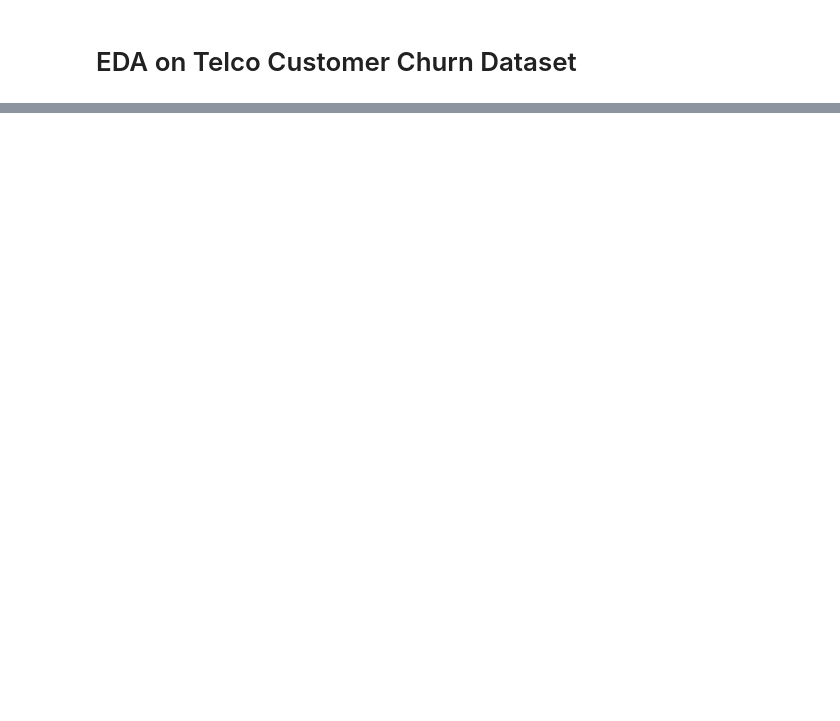
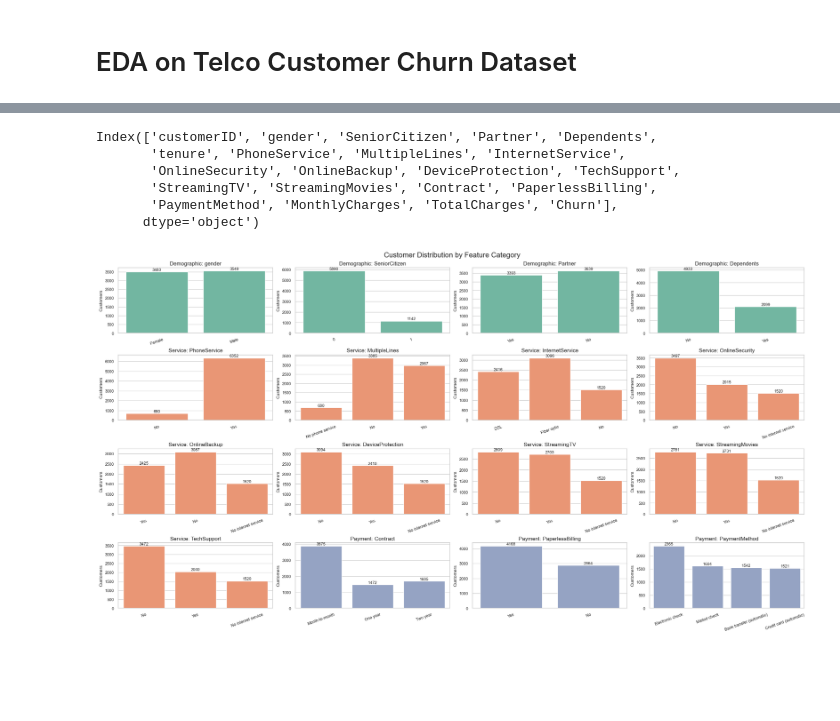
Before and after one commit to devmarkpro/telco-customer-churn-ml-project, a Jupyter notebook: notebooks/01-eda.ipynb, the cells around one changed output, grey strips where cells are left out. Saved outputs shown, nothing was run; the diff lists cells and outputs as text; code cells hidden in the pictures; blank space fills up the shorter version.

```diff
--- a/notebooks/01-eda.ipynb
+++ b/notebooks/01-eda.ipynb
@@ -209,0 +90,51 @@ df.describe(include='all')
+# %%
+df.columns
+# %% [output]
+Index(['customerID', 'gender', 'SeniorCitizen', 'Partner', 'Dependents',
+       'tenure', 'PhoneService', 'MultipleLines', 'InternetService',
+       'OnlineSecurity', 'OnlineBackup', 'DeviceProtection', 'TechSupport',
+       'StreamingTV', 'StreamingMovies', 'Contract', 'PaperlessBilling',
+       'PaymentMethod', 'MonthlyCharges', 'TotalCharges', 'Churn'],
+      dtype='object')
+# %%
+
+features = demographic_features + service_features + payment_features
+feature_categories = (
+    ['Demographic'] * len(demographic_features) +
+    ['Service'] * len(service_features) +
+    ['Payment'] * len(payment_features)
+)
+category_colors = {
+    'Demographic': sns.color_palette("Set2")[0],
+    'Service': sns.color_palette("Set2")[1],
+    'Payment': sns.color_palette("Set2")[2]
+}
+
+sns.set(style="whitegrid", palette="Set2")  # Set overall style
+
+# Layout setup
+n_rows = 5
+n_cols = (len(features) + n_rows - 1) // n_rows
+fig, axes = plt.subplots(nrows=n_rows, ncols=n_cols, figsize=(22, 14), constrained_layout=True)
+axes = axes.flatten()
+
+# Plot with beautification
+for i, feature in enumerate(features):
+    ax = axes[i]
+    category = feature_categories[i]
+    sns.countplot(x=df[feature], ax=ax, color=category_colors[category])
+    ax.bar_label(ax.containers[0], fontsize=9)
+    ax.set_title(f"{feature_categories[i]}: {feature}", fontsize=12)
+    ax.set_ylabel("Customers", fontsize=10)
+    ax.set_xlabel("", fontsize=10)
+    ax.tick_params(axis='x', labelrotation=20, labelsize=9)
+    ax.tick_params(axis='y', labelsize=9)
+
+# Hide unused axes
+for j in range(len(features), len(axes)):
+    axes[j].axis('off')
+
+fig.suptitle("Customer Distribution by Feature Category", fontsize=16)
+plt.show()
+# %% [output]
+[figure, added]
```
Also changed, not shown: parts of 52 cells of this notebook.
